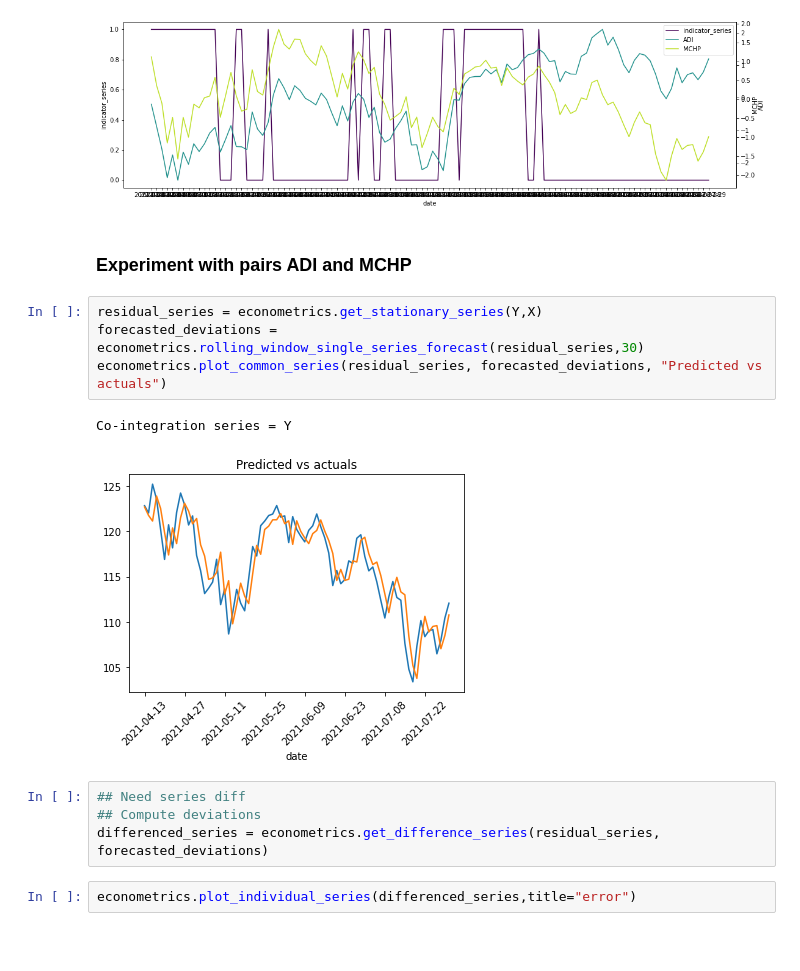
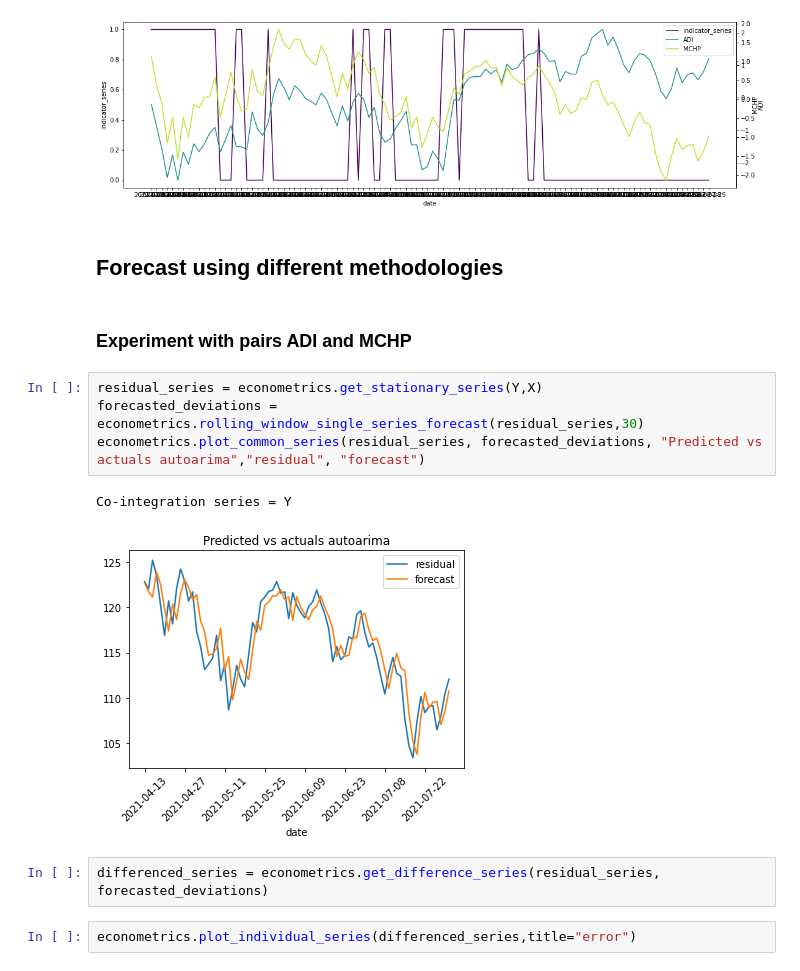
Before and after one commit to kunalc10/appianway, a Jupyter notebook: notebooks/trading_pairs.ipynb, the cells around one changed output. Saved outputs shown, nothing was run; the diff lists cells and outputs as text; blank space fills up the shorter version.

```diff
--- a/notebooks/trading_pairs.ipynb
+++ b/notebooks/trading_pairs.ipynb
@@ -94,18 +94,18 @@ indicator_series = performance_df[performance_df["pair"]=="ADI~MCHP"][["end_date
 plot_triple_curves(X_norm,Y_norm,indicator_series, "date", "price1", "price2", "ADI", "MCHP","indicator_series")
 # %% [output]
 [figure]
+# %% [markdown]
+## Forecast using different methodologies
 # %% [markdown]
 ### Experiment with pairs ADI and MCHP
 # %%
 residual_series = econometrics.get_stationary_series(Y,X)
 forecasted_deviations = econometrics.rolling_window_single_series_forecast(residual_series,30)
-econometrics.plot_common_series(residual_series, forecasted_deviations, "Predicted vs actuals")
+econometrics.plot_common_series(residual_series, forecasted_deviations, "Predicted vs actuals autoarima","residual", "forecast")
 # %% [output]
 Co-integration series = Y
-[figure, old version]
+[figure, new version]
 # %%
-## Need series diff
-## Compute deviations
 differenced_series = econometrics.get_difference_series(residual_series, forecasted_deviations)
 # %%
 econometrics.plot_individual_series(differenced_series,title="error")
```
Also changed, not shown: parts of 18 cells of this notebook, 1 other file.
